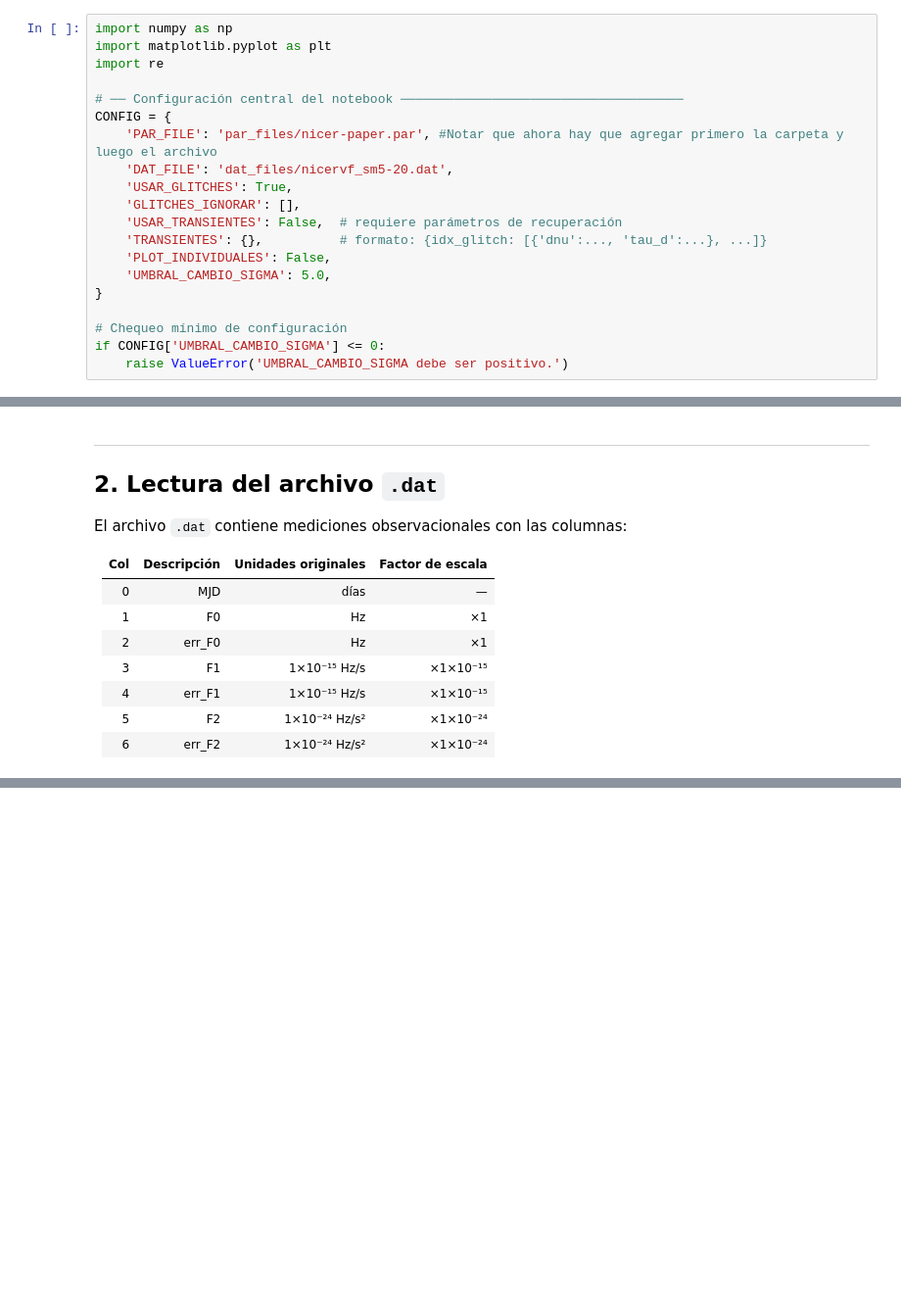
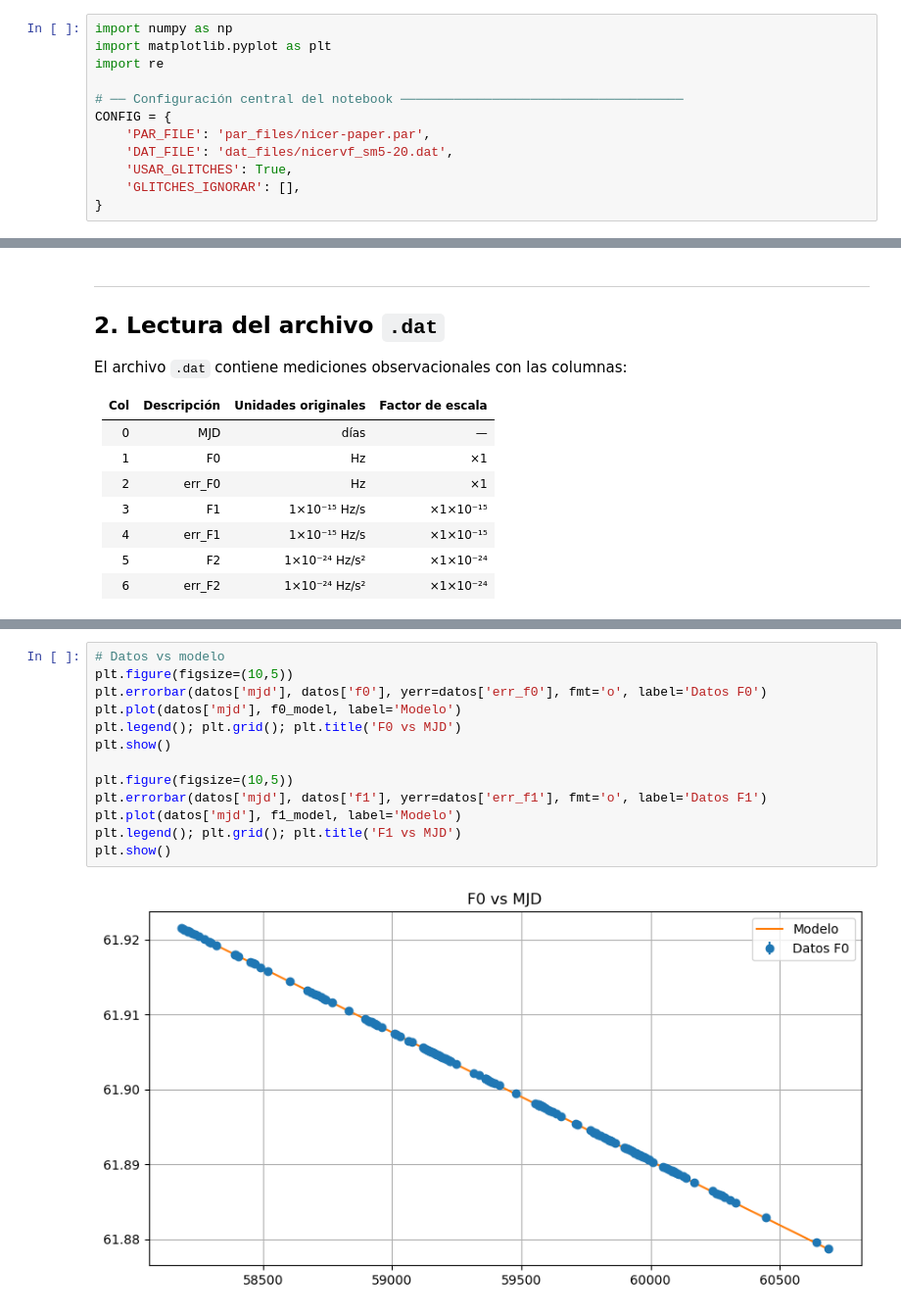
Before and after one commit to Jvtsu/Proyecto-Desoft, a Jupyter notebook: pulsar_etapa3.ipynb, the cells around one changed output, grey strips where cells are left out. Shown at 98% size. Drawn from its saved outputs; the diff is of its cells as text; blank space fills up the shorter version.

```diff
--- a/pulsar_etapa3.ipynb
+++ b/pulsar_etapa3.ipynb
@@ -29,19 +29,11 @@ import re
 
 # ── Configuración central del notebook ─────────────────────────────────────
 CONFIG = {
-    'PAR_FILE': 'par_files/nicer-paper.par', #Notar que ahora hay que agregar primero la carpeta y luego el archivo
+    'PAR_FILE': 'par_files/nicer-paper.par',
     'DAT_FILE': 'dat_files/nicervf_sm5-20.dat',
     'USAR_GLITCHES': True,
     'GLITCHES_IGNORAR': [],
-    'USAR_TRANSIENTES': False,  # requiere parámetros de recuperación
-    'TRANSIENTES': {},          # formato: {idx_glitch: [{'dnu':..., 'tau_d':...}, ...]}
-    'PLOT_INDIVIDUALES': False,
-    'UMBRAL_CAMBIO_SIGMA': 5.0,
 }
-
-# Chequeo mínimo de configuración
-if CONFIG['UMBRAL_CAMBIO_SIGMA'] <= 0:
-    raise ValueError('UMBRAL_CAMBIO_SIGMA debe ser positivo.')
 # %% [markdown]
 ---
 ## 1. Lectura del archivo `.par`
@@ -733,0 +270,15 @@ Esto permite comparar de forma consistente los modelos A (sin glitches), B (glit
+# %%
+# Datos vs modelo
+plt.figure(figsize=(10,5))
+plt.errorbar(datos['mjd'], datos['f0'], yerr=datos['err_f0'], fmt='o', label='Datos F0')
+plt.plot(datos['mjd'], f0_model, label='Modelo')
+plt.legend(); plt.grid(); plt.title('F0 vs MJD')
+plt.show()
+
+plt.figure(figsize=(10,5))
+plt.errorbar(datos['mjd'], datos['f1'], yerr=datos['err_f1'], fmt='o', label='Datos F1')
+plt.plot(datos['mjd'], f1_model, label='Modelo')
+plt.legend(); plt.grid(); plt.title('F1 vs MJD')
+plt.show()
+# %% [output]
+[figure, added]
```
Also changed, not shown: parts of 16 cells of this notebook.
